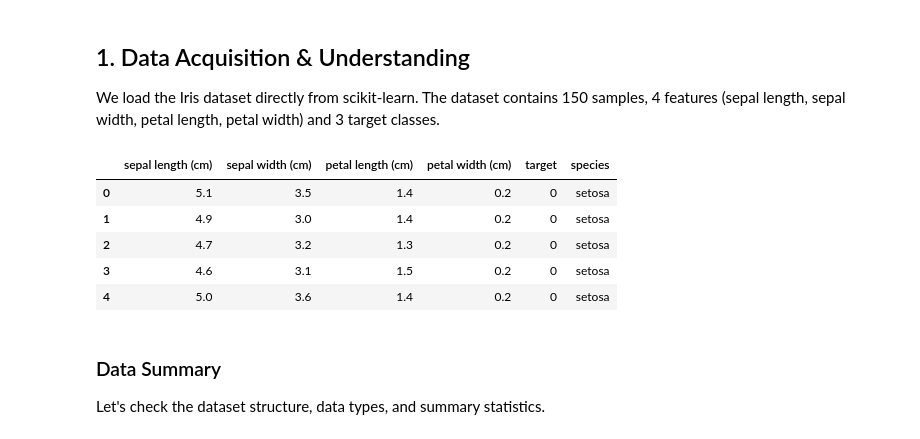
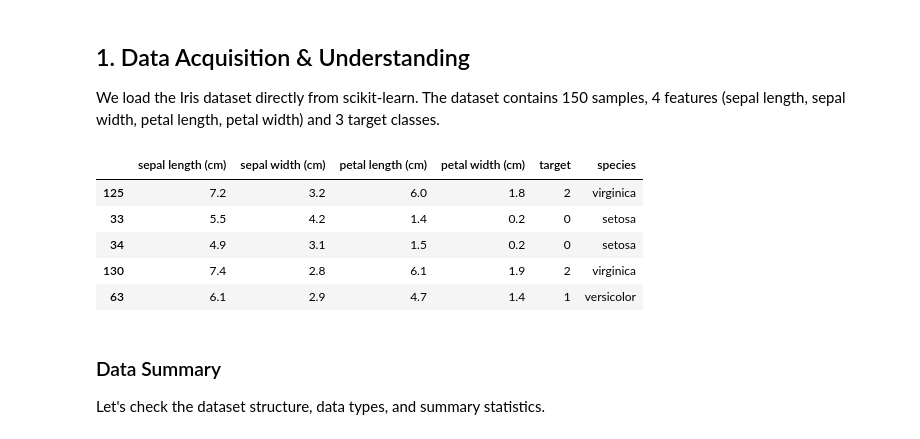
Before and after one commit to shazadabu2/Projects2025, a Jupyter notebook: 2.Irisflower/Notebooks/iris.ipynb, the cells around one changed output. Drawn from its saved outputs; the diff is of its cells as text; code cells hidden in the pictures.

```diff
--- a/2.Irisflower/Notebooks/iris.ipynb
+++ b/2.Irisflower/Notebooks/iris.ipynb
@@ -52,27 +52,27 @@ We load the Iris dataset directly from scikit-learn. The dataset contains 150 sa
 # %%
 from sklearn import datasets
 import pandas as pd
 import numpy as np
 
 # Load Iris dataset
 iris = datasets.load_iris()
 
 # Create a DataFrame
 df = pd.DataFrame(data=iris.data, columns=iris.feature_names)
 df['target'] = iris.target
 
 # Map numerical target to species names
 df['species'] = df['target'].map({0: 'setosa', 1: 'versicolor', 2: 'virginica'})
 
 # Display first few rows
-df.head()
+df.sample(5)
 # %% [output]
 |  | sepal length (cm) | sepal width (cm) | petal length (cm) | petal width (cm) | target | species |
-| 0 | 5.1 | 3.5 | 1.4 | 0.2 | 0 | setosa |
-| 1 | 4.9 | 3.0 | 1.4 | 0.2 | 0 | setosa |
-| 2 | 4.7 | 3.2 | 1.3 | 0.2 | 0 | setosa |
-| 3 | 4.6 | 3.1 | 1.5 | 0.2 | 0 | setosa |
-| 4 | 5.0 | 3.6 | 1.4 | 0.2 | 0 | setosa |
+| 125 | 7.2 | 3.2 | 6.0 | 1.8 | 2 | virginica |
+| 33 | 5.5 | 4.2 | 1.4 | 0.2 | 0 | setosa |
+| 34 | 4.9 | 3.1 | 1.5 | 0.2 | 0 | setosa |
+| 130 | 7.4 | 2.8 | 6.1 | 1.9 | 2 | virginica |
+| 63 | 6.1 | 2.9 | 4.7 | 1.4 | 1 | versicolor |
 # %% [markdown]
 ### Data Summary
 
```
Also changed, not shown: parts of 18 cells of this notebook.
